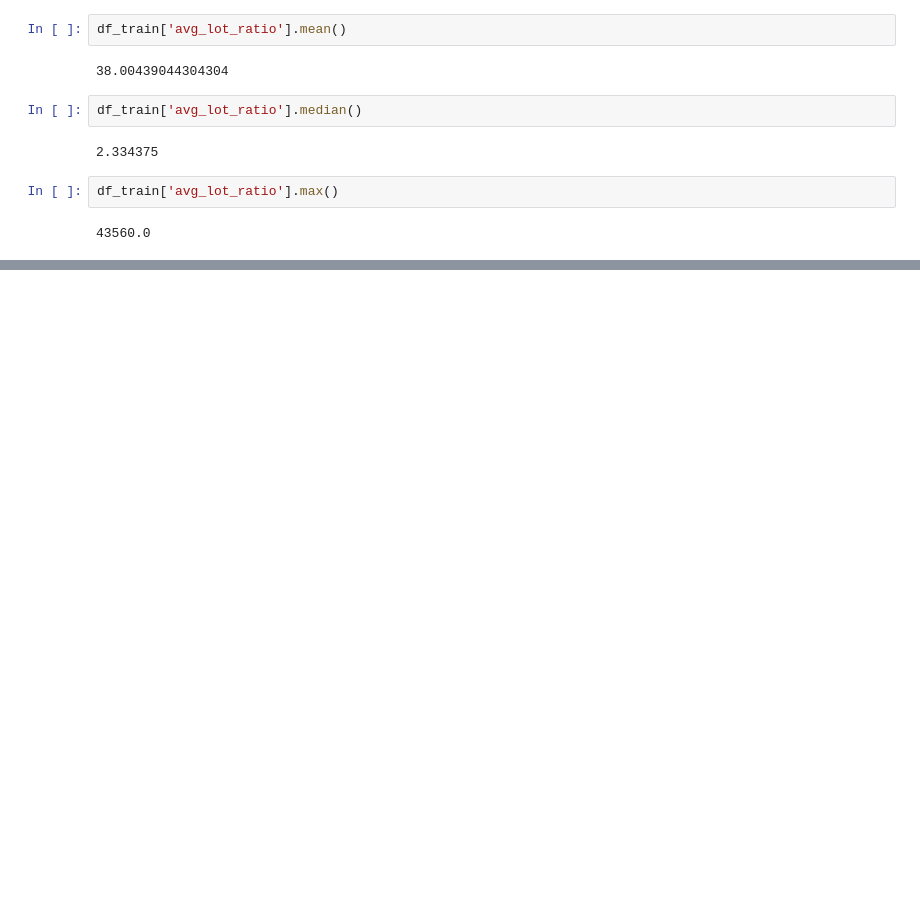
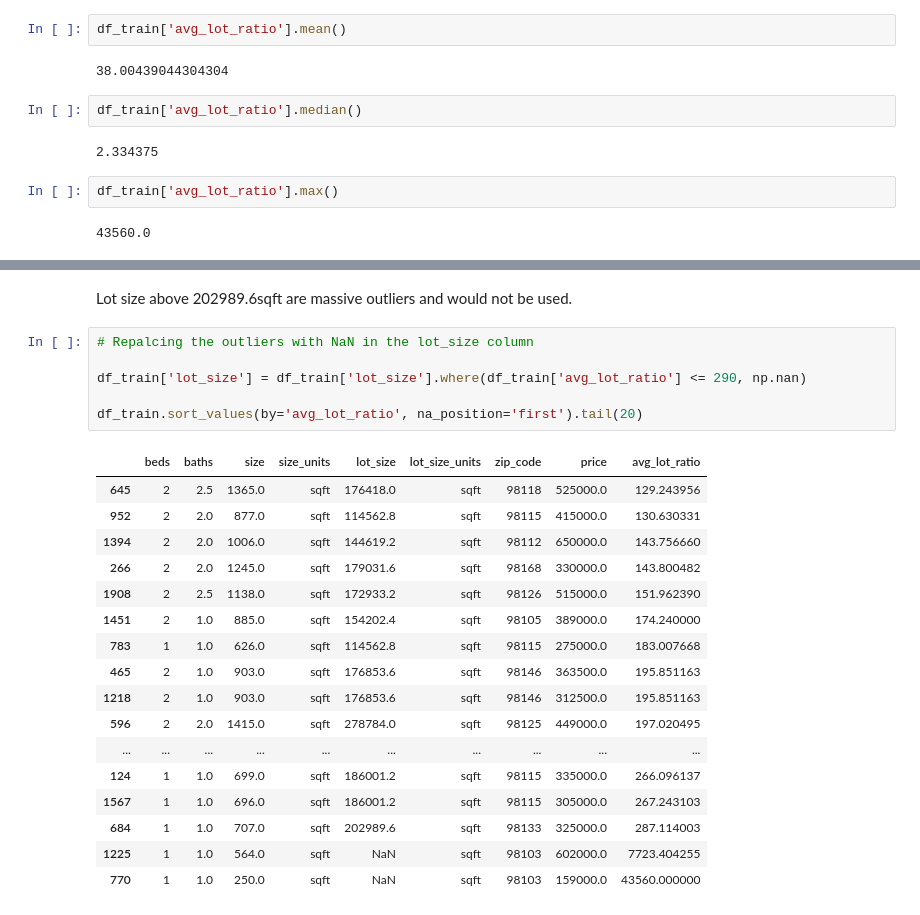
Before and after one commit to MedCoder001/Seattle_Home_Prices_Prediction, a Jupyter notebook: Seattle_Home_Prices_Prediction.ipynb, the cells around one changed output, grey strips where cells are left out. Cells and saved outputs as stored; diff of their text form; blank space fills up the shorter version.

```diff
--- a/Seattle_Home_Prices_Prediction.ipynb
+++ b/Seattle_Home_Prices_Prediction.ipynb
@@ -191,0 +229,26 @@ df_train['avg_lot_ratio'].max()
+# %% [markdown]
+Lot size above 202989.6sqft are massive outliers and would not be used.
+# %%
+# Repalcing the outliers with NaN in the lot_size column
+
+df_train['lot_size'] = df_train['lot_size'].where(df_train['avg_lot_ratio'] <= 290, np.nan)
+
+df_train.sort_values(by='avg_lot_ratio', na_position='first').tail(20)
+# %% [output]
+|  | beds | baths | size | size_units | lot_size | lot_size_units | zip_code | price | avg_lot_ratio |
+| 645 | 2 | 2.5 | 1365.0 | sqft | 176418.0 | sqft | 98118 | 525000.0 | 129.243956 |
+| 952 | 2 | 2.0 | 877.0 | sqft | 114562.8 | sqft | 98115 | 415000.0 | 130.630331 |
+| 1394 | 2 | 2.0 | 1006.0 | sqft | 144619.2 | sqft | 98112 | 650000.0 | 143.756660 |
+| 266 | 2 | 2.0 | 1245.0 | sqft | 179031.6 | sqft | 98168 | 330000.0 | 143.800482 |
+| 1908 | 2 | 2.5 | 1138.0 | sqft | 172933.2 | sqft | 98126 | 515000.0 | 151.962390 |
+| 1451 | 2 | 1.0 | 885.0 | sqft | 154202.4 | sqft | 98105 | 389000.0 | 174.240000 |
+| 783 | 1 | 1.0 | 626.0 | sqft | 114562.8 | sqft | 98115 | 275000.0 | 183.007668 |
+| 465 | 2 | 1.0 | 903.0 | sqft | 176853.6 | sqft | 98146 | 363500.0 | 195.851163 |
+| 1218 | 2 | 1.0 | 903.0 | sqft | 176853.6 | sqft | 98146 | 312500.0 | 195.851163 |
+| 596 | 2 | 2.0 | 1415.0 | sqft | 278784.0 | sqft | 98125 | 449000.0 | 197.020495 |
+| ... | ... | ... | ... | ... | ... | ... | ... | ... | ... |
+| 124 | 1 | 1.0 | 699.0 | sqft | 186001.2 | sqft | 98115 | 335000.0 | 266.096137 |
+| 1567 | 1 | 1.0 | 696.0 | sqft | 186001.2 | sqft | 98115 | 305000.0 | 267.243103 |
+| 684 | 1 | 1.0 | 707.0 | sqft | 202989.6 | sqft | 98133 | 325000.0 | 287.114003 |
+| 1225 | 1 | 1.0 | 564.0 | sqft | NaN | sqft | 98103 | 602000.0 | 7723.404255 |
+| 770 | 1 | 1.0 | 250.0 | sqft | NaN | sqft | 98103 | 159000.0 | 43560.000000 |
```
Also changed, not shown: parts of 6 cells of this notebook.
